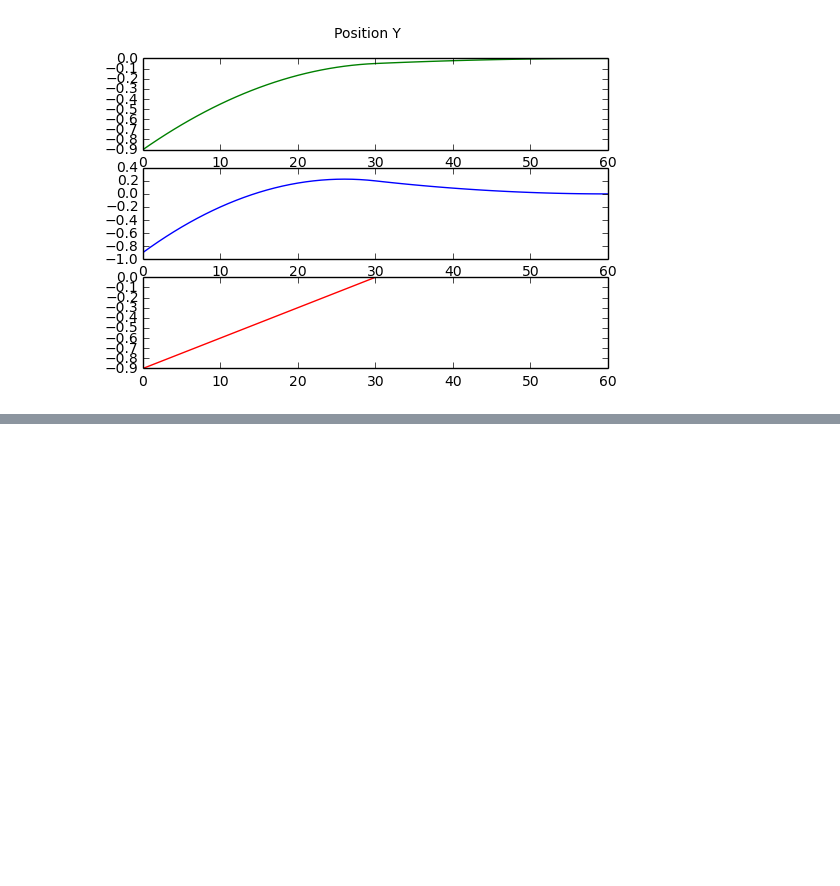
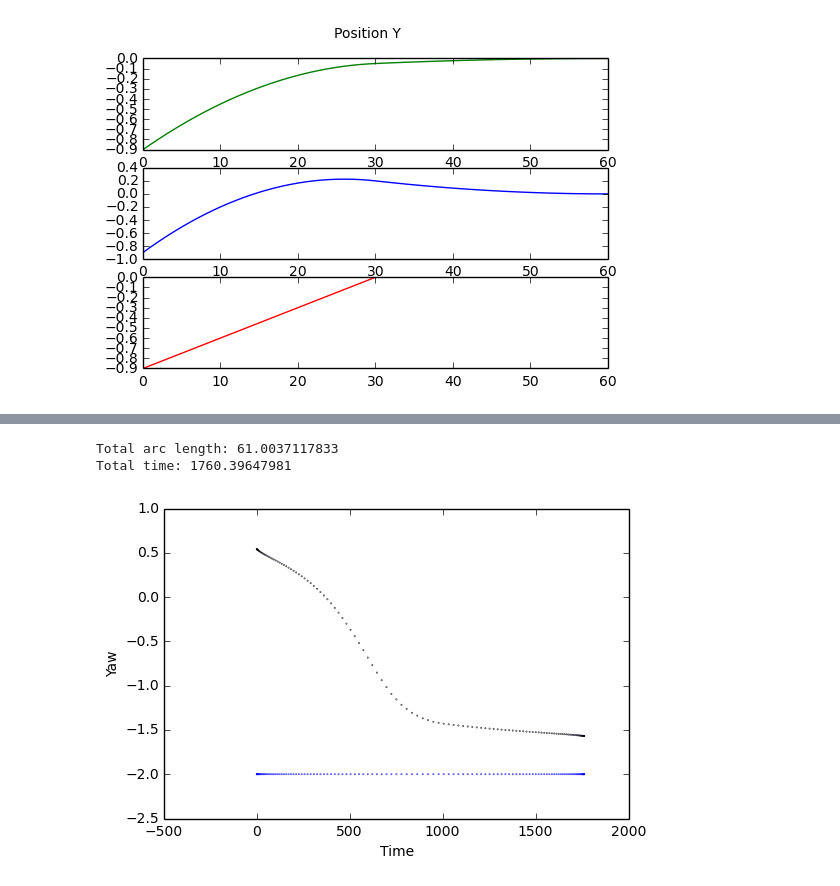
Before and after one commit to pnvyshnav/smap_PD, a Jupyter notebook: stats/TrajectoryEvaluation.ipynb, the cells around one changed output, grey strips where cells are left out. Cells and saved outputs as stored; diff of their text form; code cells hidden in the pictures; blank space fills up the shorter version.

```diff
--- a/stats/TrajectoryEvaluation.ipynb
+++ b/stats/TrajectoryEvaluation.ipynb
@@ -575,0 +465,6 @@ Total time: 2578.87348435
+# %%
+_ = time_profile(1)
+# %% [output]
+Total arc length: 61.0037117833
+Total time: 1760.39647981
+[figure, added]
```
Also changed, not shown: parts of 18 cells of this notebook, 8 other files.
